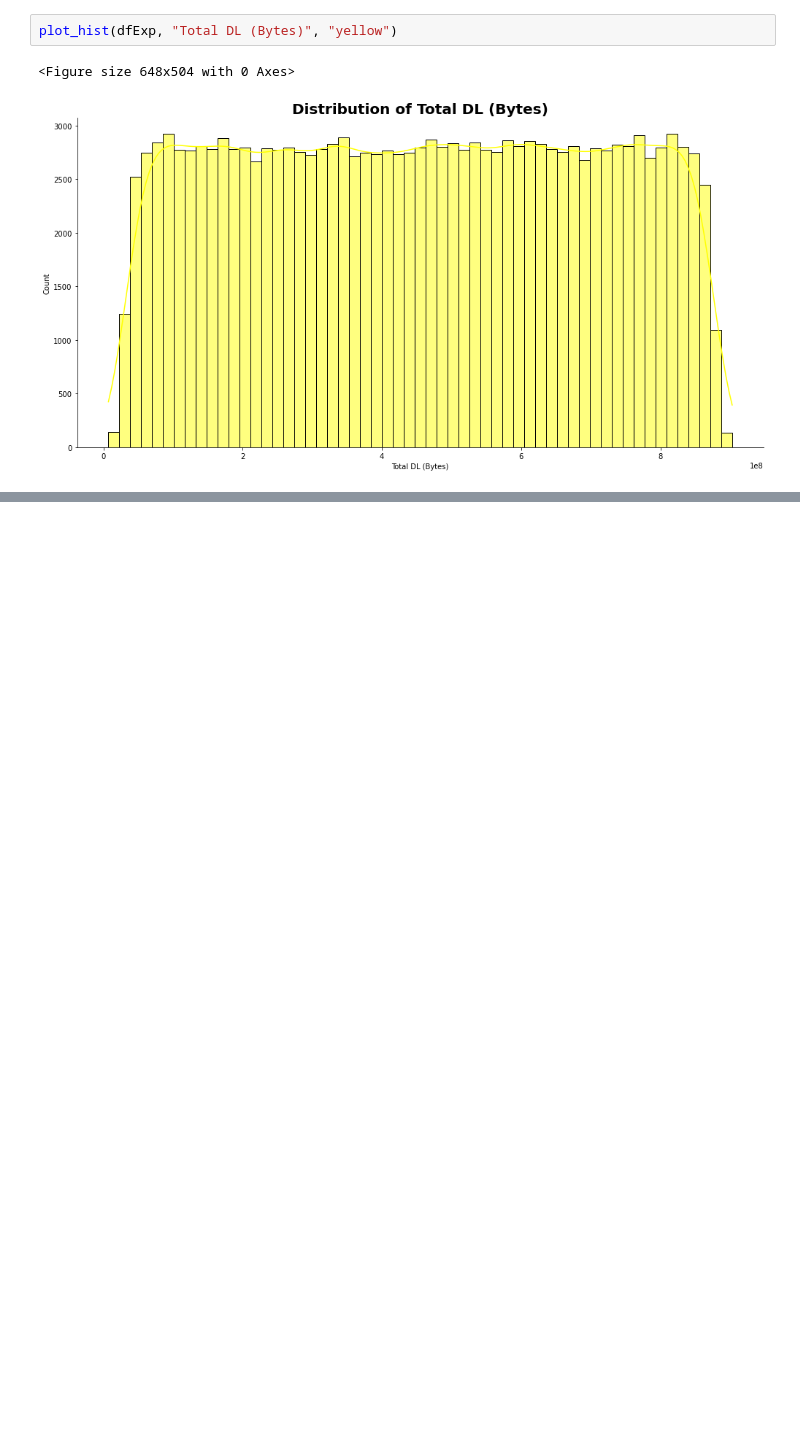
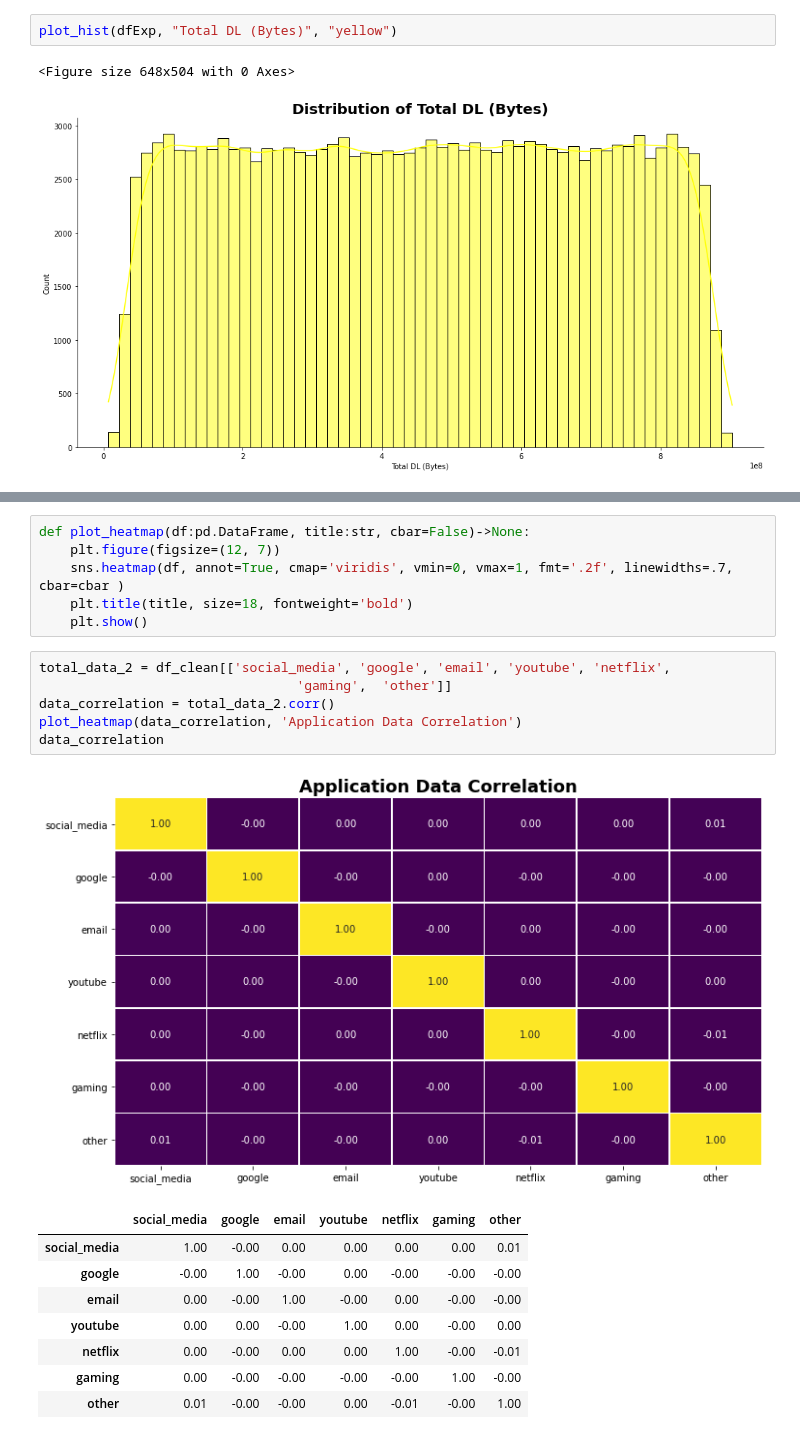
Before and after one commit to ItsDebol/User_Analytics_in_the_Telecommunication_Industry, a Jupyter notebook: Data_Exploration.ipynb, the cells around one changed output, grey strips where cells are left out. Saved outputs shown, nothing was run; the diff lists cells and outputs as text; blank space fills up the shorter version.

```diff
--- a/Data_Exploration.ipynb
+++ b/Data_Exploration.ipynb
@@ -853,0 +1000,22 @@ dfExp["IMSI"].describe()
+# %%
+def plot_heatmap(df:pd.DataFrame, title:str, cbar=False)->None:
+    plt.figure(figsize=(12, 7))
+    sns.heatmap(df, annot=True, cmap='viridis', vmin=0, vmax=1, fmt='.2f', linewidths=.7, cbar=cbar )
+    plt.title(title, size=18, fontweight='bold')
+    plt.show()
+# %%
+total_data_2 = df_clean[['social_media', 'google', 'email', 'youtube', 'netflix',
+                                 'gaming',  'other']]
+data_correlation = total_data_2.corr()
+plot_heatmap(data_correlation, 'Application Data Correlation')
+data_correlation
+# %% [output]
+[figure, added]
+|  | social_media | google | email | youtube | netflix | gaming | other |
+| social_media | 1.00 | -0.00 | 0.00 | 0.00 | 0.00 | 0.00 | 0.01 |
+| google | -0.00 | 1.00 | -0.00 | 0.00 | -0.00 | -0.00 | -0.00 |
+| email | 0.00 | -0.00 | 1.00 | -0.00 | 0.00 | -0.00 | -0.00 |
+| youtube | 0.00 | 0.00 | -0.00 | 1.00 | 0.00 | -0.00 | 0.00 |
+| netflix | 0.00 | -0.00 | 0.00 | 0.00 | 1.00 | -0.00 | -0.01 |
+| gaming | 0.00 | -0.00 | -0.00 | -0.00 | -0.00 | 1.00 | -0.00 |
+| other | 0.01 | -0.00 | -0.00 | 0.00 | -0.01 | -0.00 | 1.00 |
```
Also changed, not shown: parts of 23 cells of this notebook.
